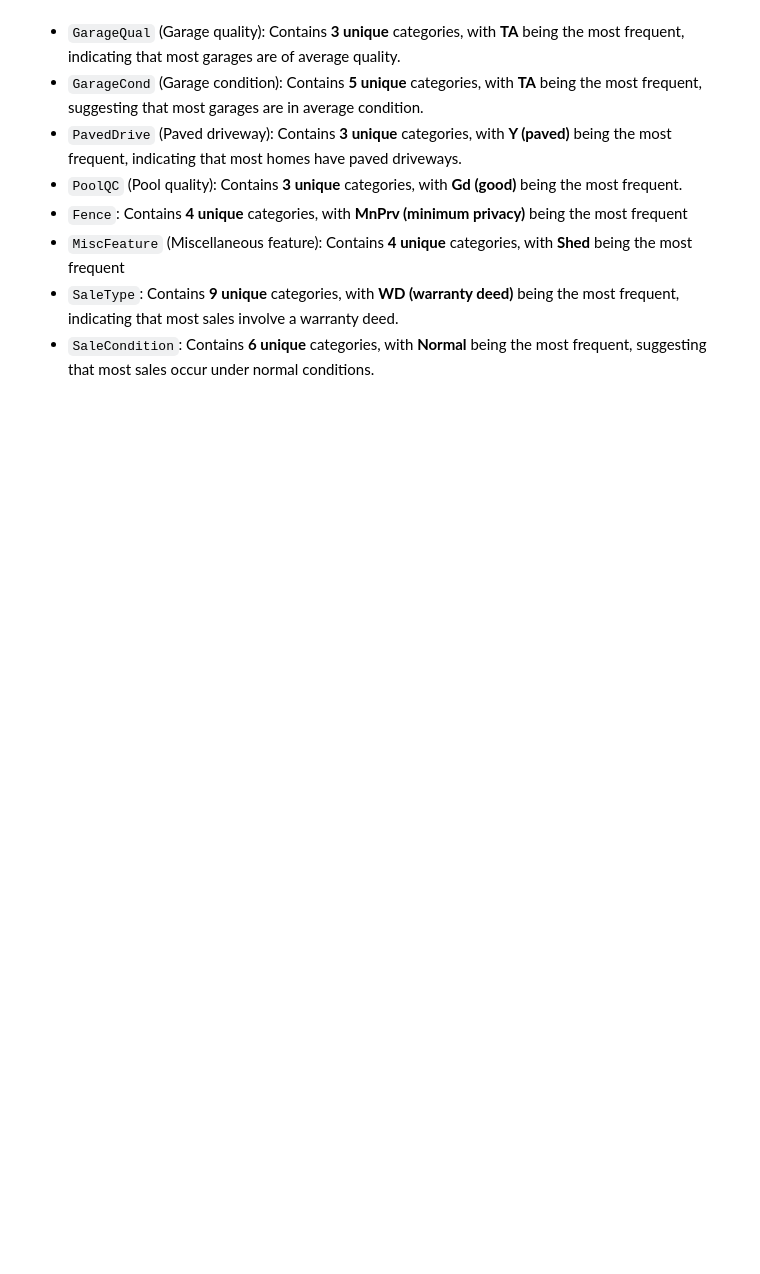
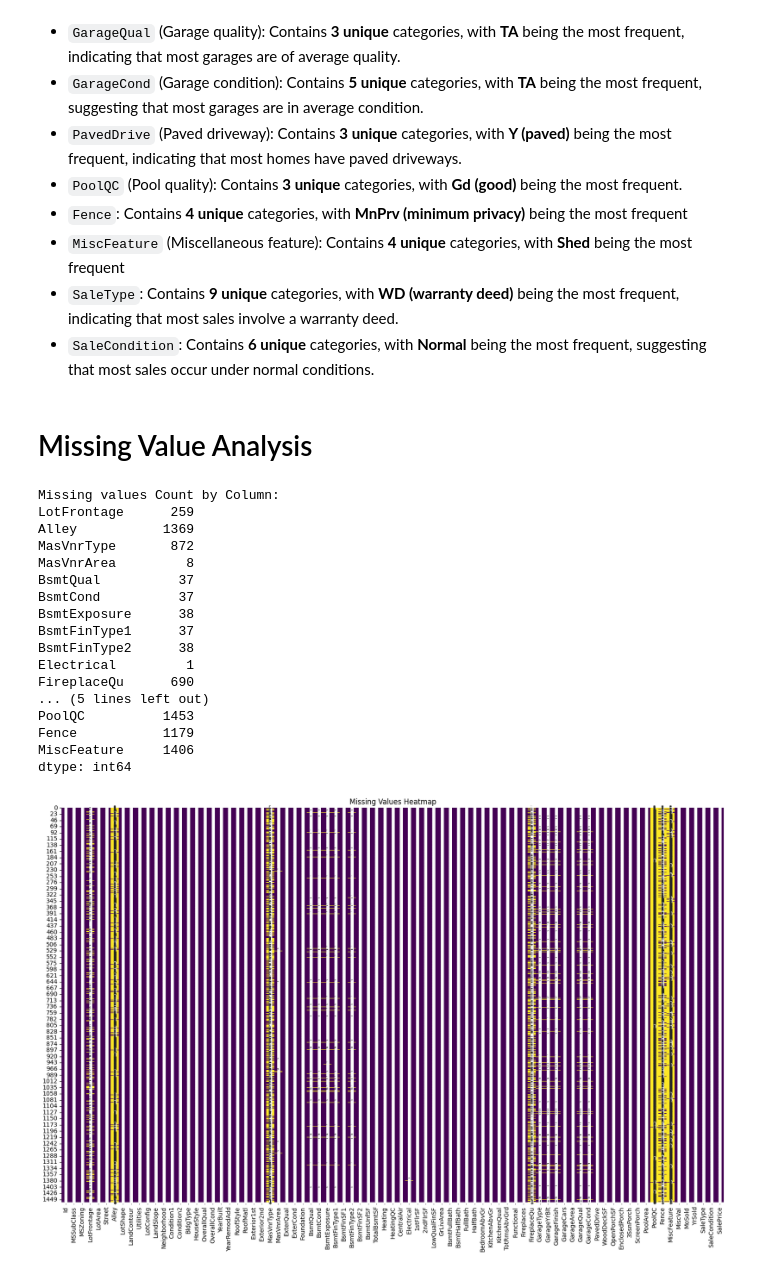
Before and after one commit to ktxdev/house-prices, a Jupyter notebook: analysis/EDA.ipynb, the cells around one changed output. Saved outputs shown, nothing was run; the diff lists cells and outputs as text; code cells hidden in the pictures; blank space fills up the shorter version.

```diff
--- a/analysis/EDA.ipynb
+++ b/analysis/EDA.ipynb
@@ -151,3 +150,27 @@ freq         1340      3    157          49     1267          1198
 - `MiscFeature` (Miscellaneous feature): Contains **4 unique** categories, with **Shed** being the most frequent
 - `SaleType`: Contains **9 unique** categories, with **WD (warranty deed)** being the most frequent, indicating that most sales involve a warranty deed.
 - `SaleCondition`: Contains **6 unique** categories, with **Normal** being the most frequent, suggesting that most sales occur under normal conditions.
+# %% [markdown]
+# Missing Value Analysis
+# %%
+missing_value_analyzer = SimpleMissingValueAnalysis()
+missing_value_analyzer.analyze(df)
+# %% [output]
+Missing values Count by Column:
+LotFrontage      259
+Alley           1369
+MasVnrType       872
+MasVnrArea         8
+BsmtQual          37
+BsmtCond          37
+BsmtExposure      38
+BsmtFinType1      37
+BsmtFinType2      38
+Electrical         1
+FireplaceQu      690
+... (5 lines left out)
+PoolQC          1453
+Fence           1179
+MiscFeature     1406
+dtype: int64
+[figure, added]
```
Also changed, not shown: parts of 2 cells of this notebook, 1 other file.
